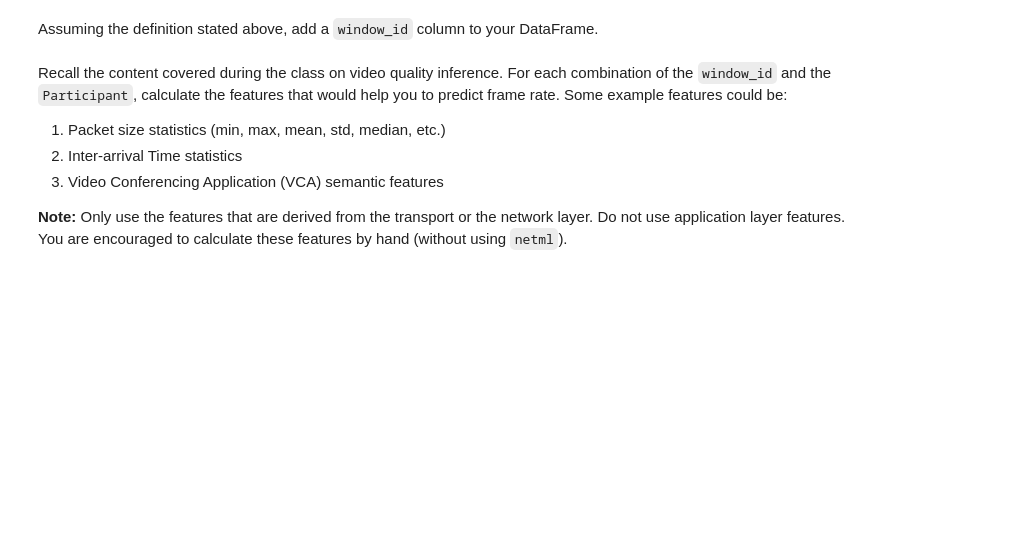
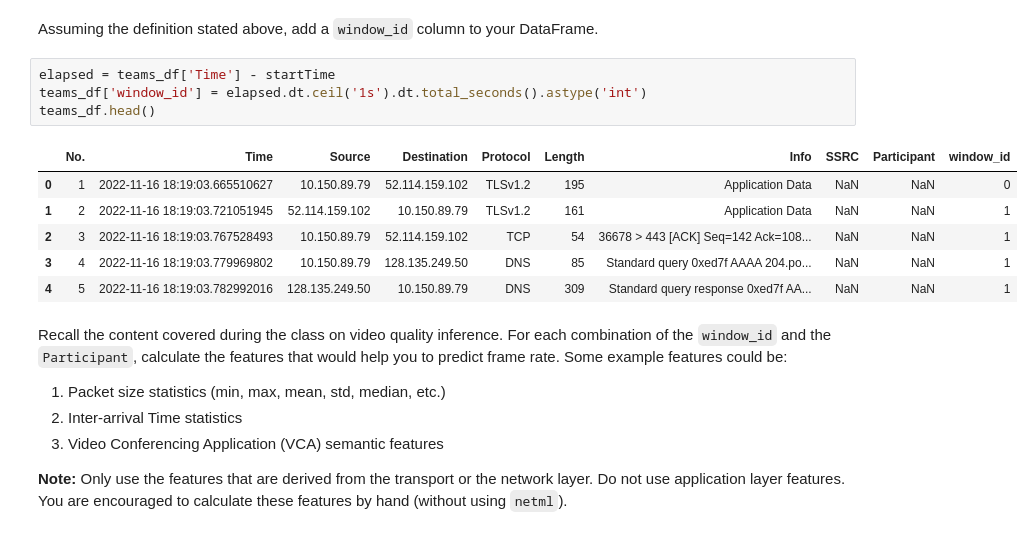
Before and after one commit to Ashy46/ml-for-systems-hws, a Jupyter notebook: assignment-2/video-conference-qoe.ipynb, the cells around one changed output. Cells and saved outputs as stored; diff of their text form; blank space fills up the shorter version.

```diff
--- a/assignment-2/video-conference-qoe.ipynb
+++ b/assignment-2/video-conference-qoe.ipynb
@@ -227,6 +245,17 @@ Plot the ground-truth frame rate for each participant against the call duration
 **Note:** These arrival times are calculated relative to the first packet in the trace (regardless of whether it was a video packet or not).
 # %% [markdown]
 Assuming the definition stated above, add a `window_id` column to your DataFrame.
+# %%
+elapsed = teams_df['Time'] - startTime
+teams_df['window_id'] = elapsed.dt.ceil('1s').dt.total_seconds().astype('int')
+teams_df.head()
+# %% [output]
+|  | No. | Time | Source | Destination | Protocol | Length | Info | SSRC | Participant | window_id |
+| 0 | 1 | 2022-11-16 18:19:03.665510627 | 10.150.89.79 | 52.114.159.102 | TLSv1.2 | 195 | Application Data | NaN | NaN | 0 |
+| 1 | 2 | 2022-11-16 18:19:03.721051945 | 52.114.159.102 | 10.150.89.79 | TLSv1.2 | 161 | Application Data | NaN | NaN | 1 |
+| 2 | 3 | 2022-11-16 18:19:03.767528493 | 10.150.89.79 | 52.114.159.102 | TCP | 54 | 36678 > 443 [ACK] Seq=142 Ack=108... | NaN | NaN | 1 |
+| 3 | 4 | 2022-11-16 18:19:03.779969802 | 10.150.89.79 | 128.135.249.50 | DNS | 85 | Standard query 0xed7f AAAA 204.po... | NaN | NaN | 1 |
+| 4 | 5 | 2022-11-16 18:19:03.782992016 | 128.135.249.50 | 10.150.89.79 | DNS | 309 | Standard query response 0xed7f AA... | NaN | NaN | 1 |
 # %% [markdown]
 Recall the content covered during the class on video quality inference. For each combination of the `window_id` and the `Participant`, calculate the features that would help you to predict frame rate. Some example features could be:
 
```
Also changed, not shown: parts of 4 cells of this notebook.
